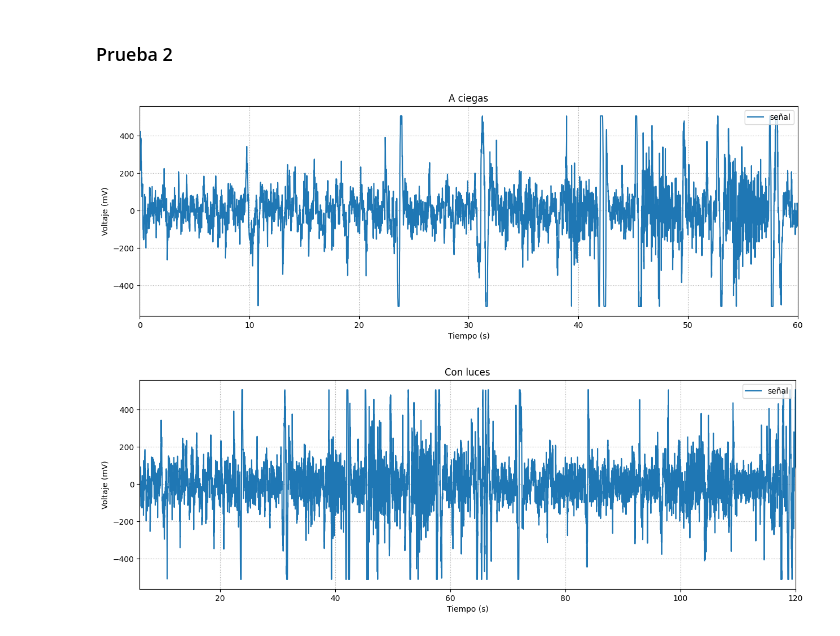
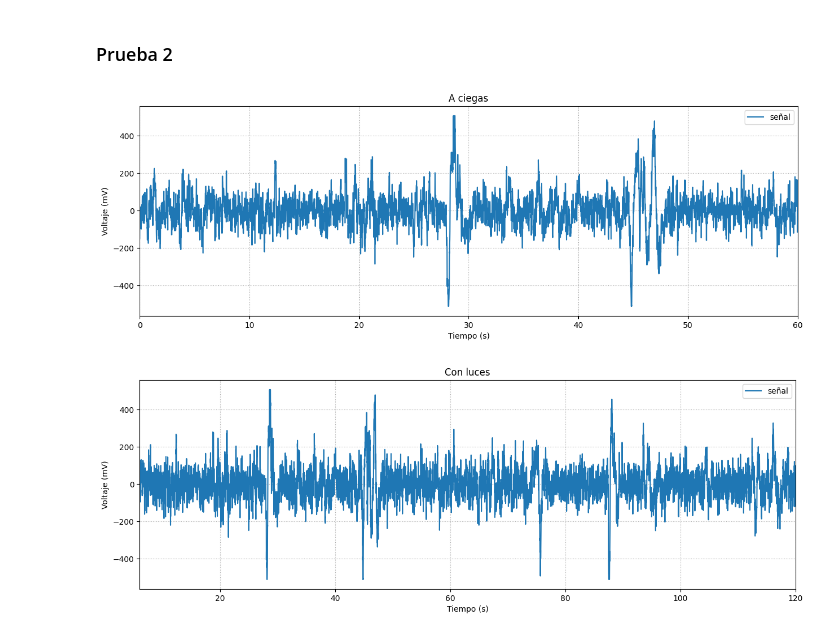
Before and after one commit to maximodavidcamposespejo/GRUPO5_ISB, a Jupyter notebook: Introducción a Señales Biomédicas/Laboratorio 5 - Adquisición de señales EEG/Código/lectura_señal_txt bitalino.ipynb, the cells around one changed output. Saved outputs shown, nothing was run; the diff lists cells and outputs as text; code cells hidden in the pictures.

```diff
--- a/Introducción a Señales Biomédicas/Laboratorio 5 - Adquisición de señales EEG/Código/lectura_señal_txt bitalino.ipynb
+++ b/Introducción a Señales Biomédicas/Laboratorio 5 - Adquisición de señales EEG/Código/lectura_señal_txt bitalino.ipynb
@@ -90,9 +90,9 @@ plotear(array,'Pregunta 7',206,228)
 # %% [markdown]
 ### Prueba 2
 # %%
-array,Fs=leertxt('señal bitalino 1.txt')
+array,Fs=leertxt('señal bitalino 2.txt')
 plotear(array,'A ciegas',0,60)
 plotear(array,'Con luces',6,120)
 # %% [output]
-[figure, old version]
+[figure, new version]
-[figure, old version]
+[figure, new version]
```
